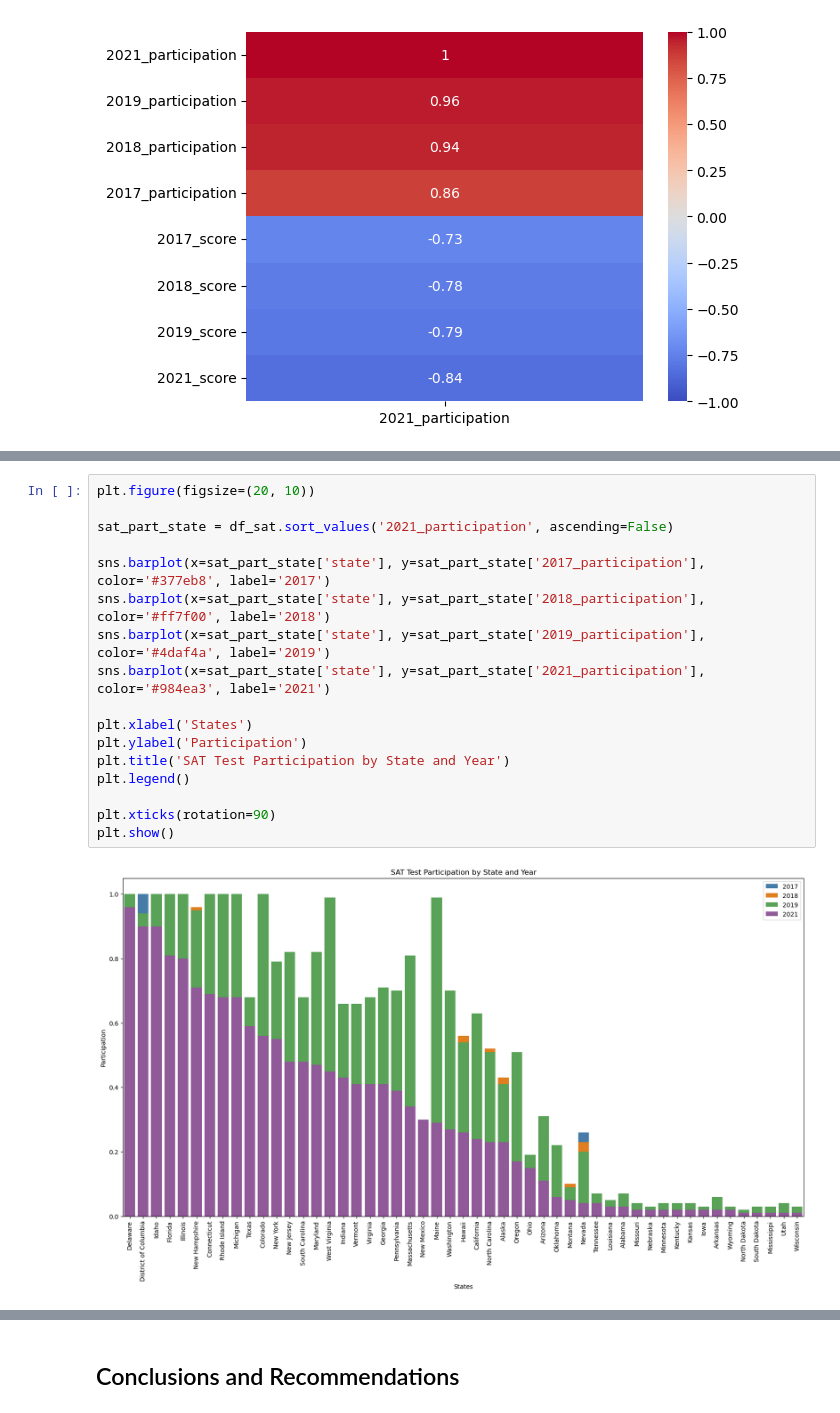
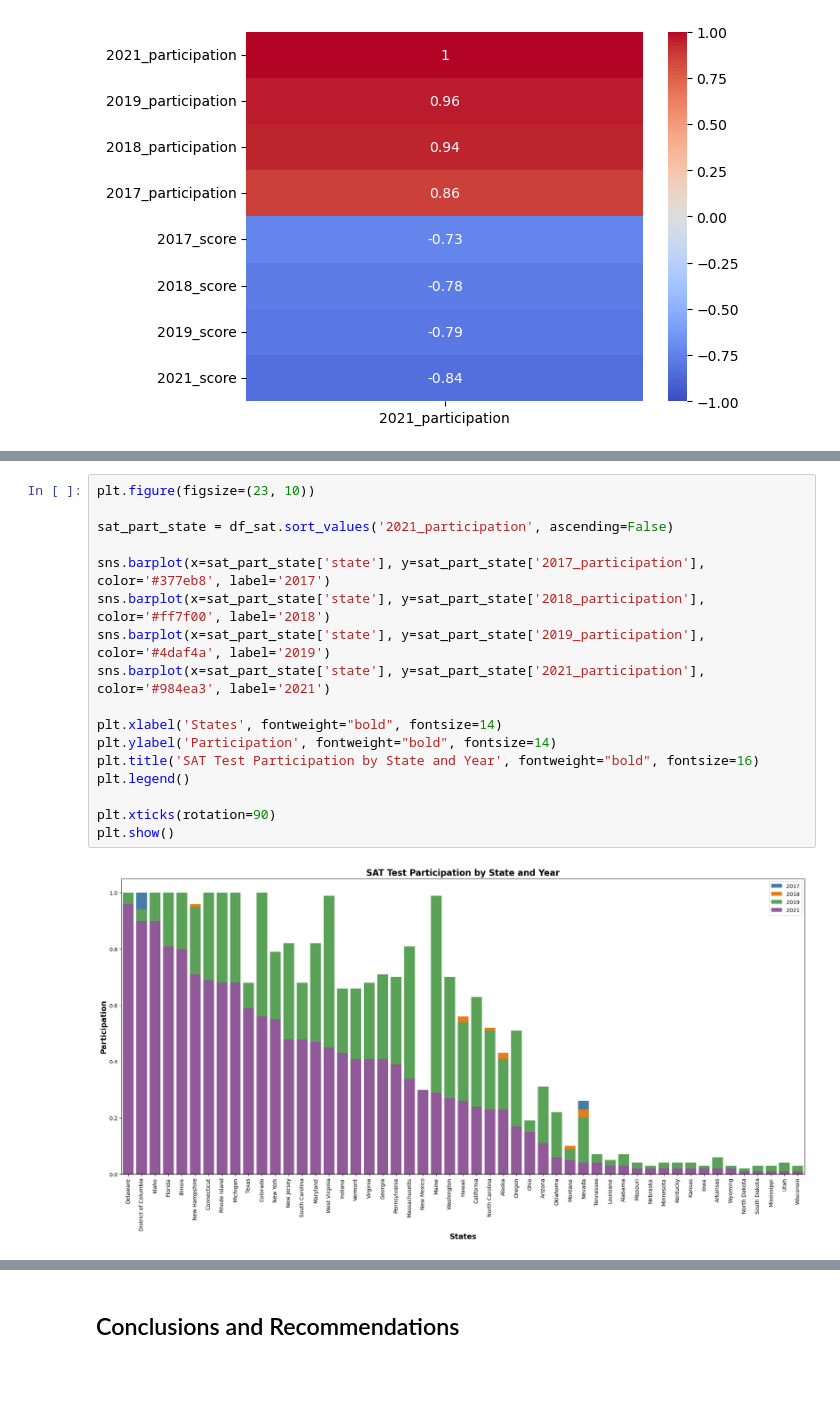
Before and after one commit to argishtiovsepyan/Standardized_Test_Analysis, a Jupyter notebook: code/argishti_project_1.ipynb, the cells around one changed output, grey strips where cells are left out. Drawn from its saved outputs; the diff is of its cells as text; blank space fills up the shorter version.

```diff
--- a/code/argishti_project_1.ipynb
+++ b/code/argishti_project_1.ipynb
@@ -782,22 +782,22 @@ plt.show()
 # %%
-plt.figure(figsize=(20, 10))
+plt.figure(figsize=(23, 10))
 
 sat_part_state = df_sat.sort_values('2021_participation', ascending=False)
 
 sns.barplot(x=sat_part_state['state'], y=sat_part_state['2017_participation'], color='#377eb8', label='2017')
 sns.barplot(x=sat_part_state['state'], y=sat_part_state['2018_participation'], color='#ff7f00', label='2018')
 sns.barplot(x=sat_part_state['state'], y=sat_part_state['2019_participation'], color='#4daf4a', label='2019')
 sns.barplot(x=sat_part_state['state'], y=sat_part_state['2021_participation'], color='#984ea3', label='2021')
 
-plt.xlabel('States')
-plt.ylabel('Participation')
-plt.title('SAT Test Participation by State and Year')
+plt.xlabel('States', fontweight="bold", fontsize=14)
+plt.ylabel('Participation', fontweight="bold", fontsize=14)
+plt.title('SAT Test Participation by State and Year', fontweight="bold", fontsize=16)
 plt.legend()
 
 plt.xticks(rotation=90)
 plt.show()
 # %% [output]
-[figure, old version]
+[figure, new version]
 # %%
 act_part_national = {'Year': ['2017', '2018', '2019', '2021'],'Mean Participation': [mean_act['2017_participation'],mean_act['2018_participation'],mean_act['2019_participation'],mean_act['2021_participation']]}
 
```
Also changed, not shown: parts of 5 cells of this notebook.
